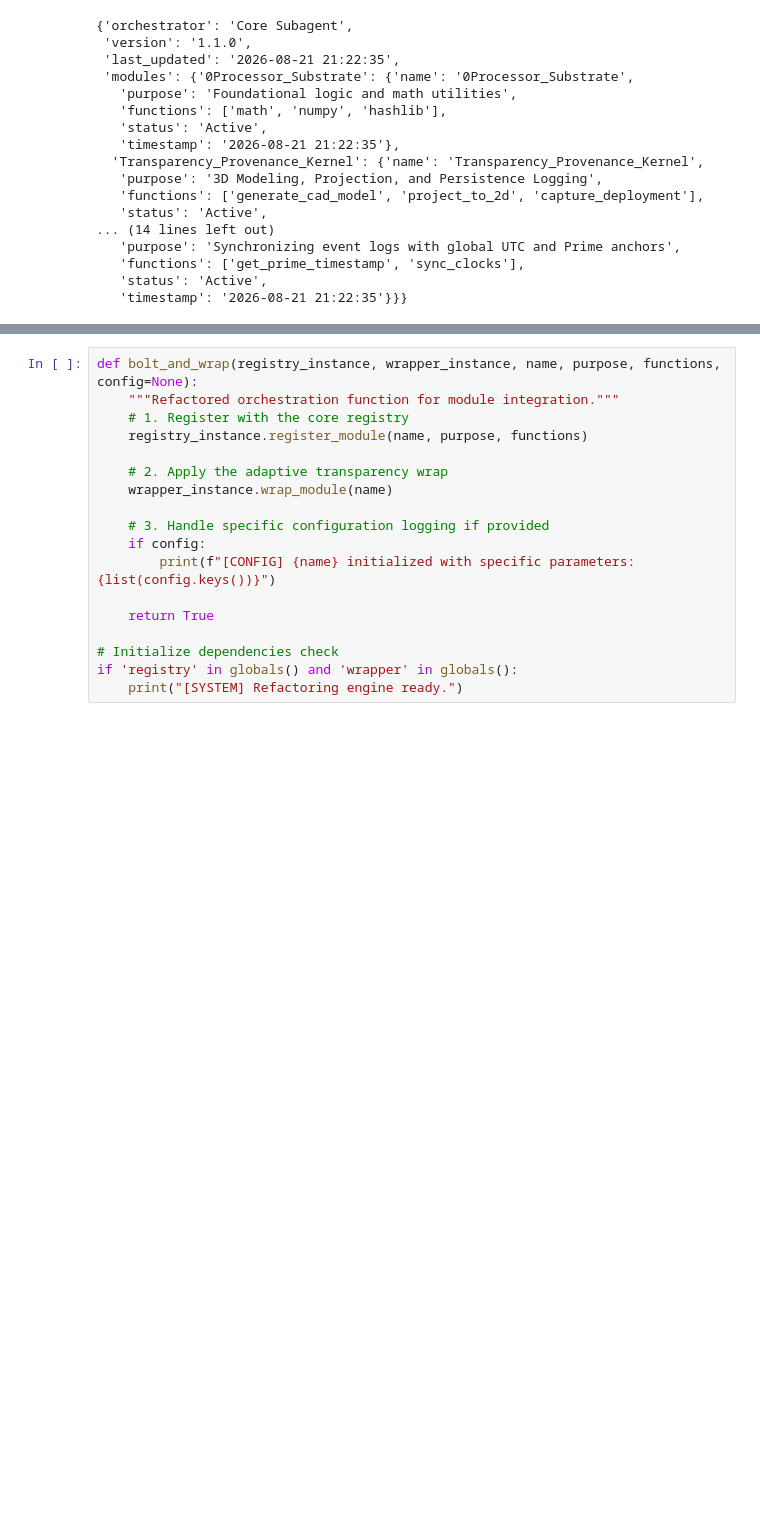
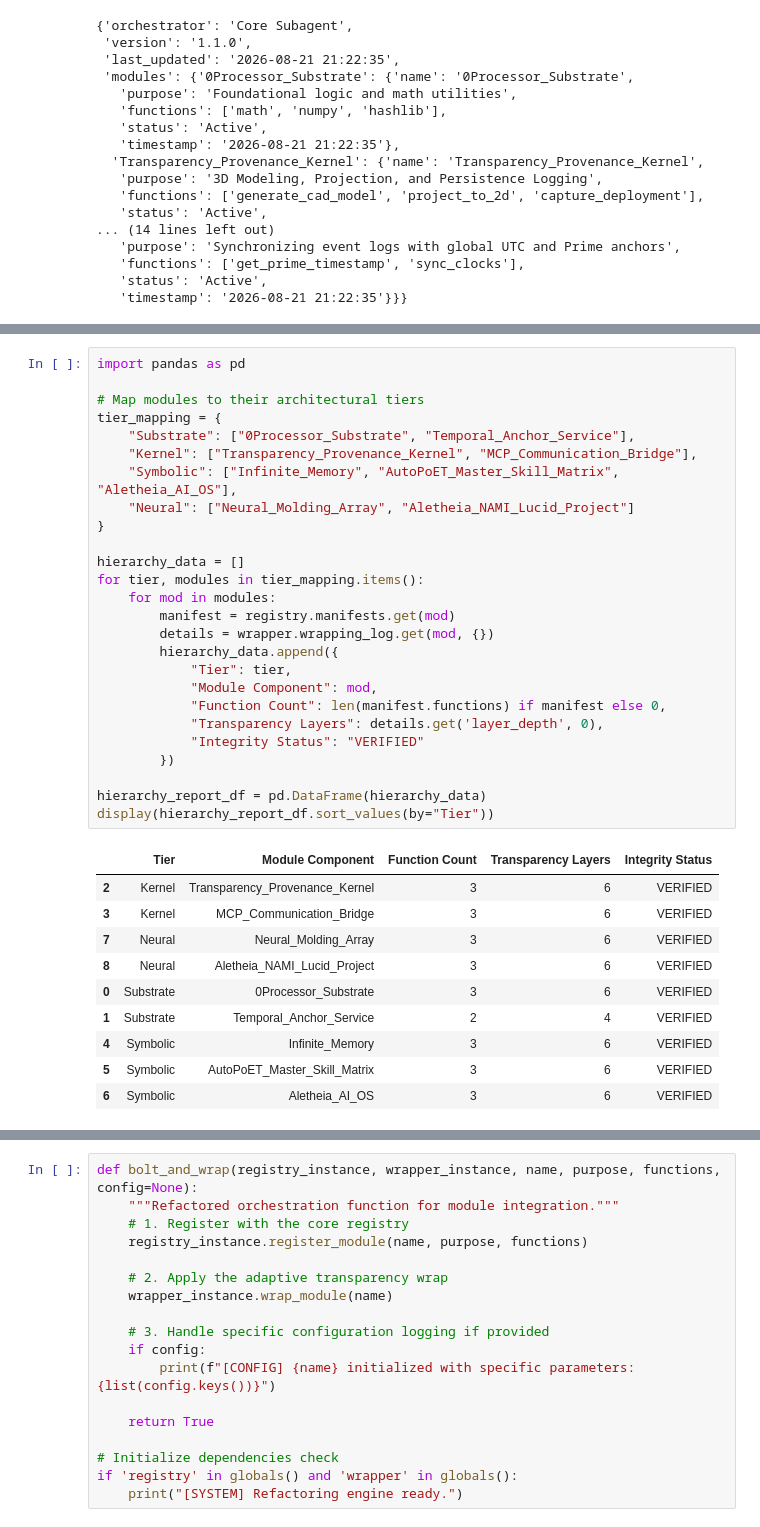
Before and after one commit to c4u534/AutoPoET, a Jupyter notebook: TLDE_Trandparency_Layer_Dev_Env.ipynb, the cells around one changed output, grey strips where cells are left out. Saved outputs shown, nothing was run; the diff lists cells and outputs as text; blank space fills up the shorter version.

```diff
--- a/TLDE_Trandparency_Layer_Dev_Env.ipynb
+++ b/TLDE_Trandparency_Layer_Dev_Env.ipynb
@@ -2449,0 +2653,37 @@ synchronize_blueprint_to_drive(registry)
+# %%
+import pandas as pd
+
+# Map modules to their architectural tiers
+tier_mapping = {
+    "Substrate": ["0Processor_Substrate", "Temporal_Anchor_Service"],
+    "Kernel": ["Transparency_Provenance_Kernel", "MCP_Communication_Bridge"],
+    "Symbolic": ["Infinite_Memory", "AutoPoET_Master_Skill_Matrix", "Aletheia_AI_OS"],
+    "Neural": ["Neural_Molding_Array", "Aletheia_NAMI_Lucid_Project"]
+}
+
+hierarchy_data = []
+for tier, modules in tier_mapping.items():
+    for mod in modules:
+        manifest = registry.manifests.get(mod)
+        details = wrapper.wrapping_log.get(mod, {})
+        hierarchy_data.append({
+            "Tier": tier,
+            "Module Component": mod,
+            "Function Count": len(manifest.functions) if manifest else 0,
+            "Transparency Layers": details.get('layer_depth', 0),
+            "Integrity Status": "VERIFIED"
+        })
+
+hierarchy_report_df = pd.DataFrame(hierarchy_data)
+display(hierarchy_report_df.sort_values(by="Tier"))
+# %% [output]
+|  | Tier | Module Component | Function Count | Transparency Layers | Integrity Status |
+| 2 | Kernel | Transparency_Provenance_Kernel | 3 | 6 | VERIFIED |
+| 3 | Kernel | MCP_Communication_Bridge | 3 | 6 | VERIFIED |
+| 7 | Neural | Neural_Molding_Array | 3 | 6 | VERIFIED |
+| 8 | Neural | Aletheia_NAMI_Lucid_Project | 3 | 6 | VERIFIED |
+| 0 | Substrate | 0Processor_Substrate | 3 | 6 | VERIFIED |
+| 1 | Substrate | Temporal_Anchor_Service | 2 | 4 | VERIFIED |
+| 4 | Symbolic | Infinite_Memory | 3 | 6 | VERIFIED |
+| 5 | Symbolic | AutoPoET_Master_Skill_Matrix | 3 | 6 | VERIFIED |
+| 6 | Symbolic | Aletheia_AI_OS | 3 | 6 | VERIFIED |
```
Also changed, not shown: parts of 13 cells of this notebook.
